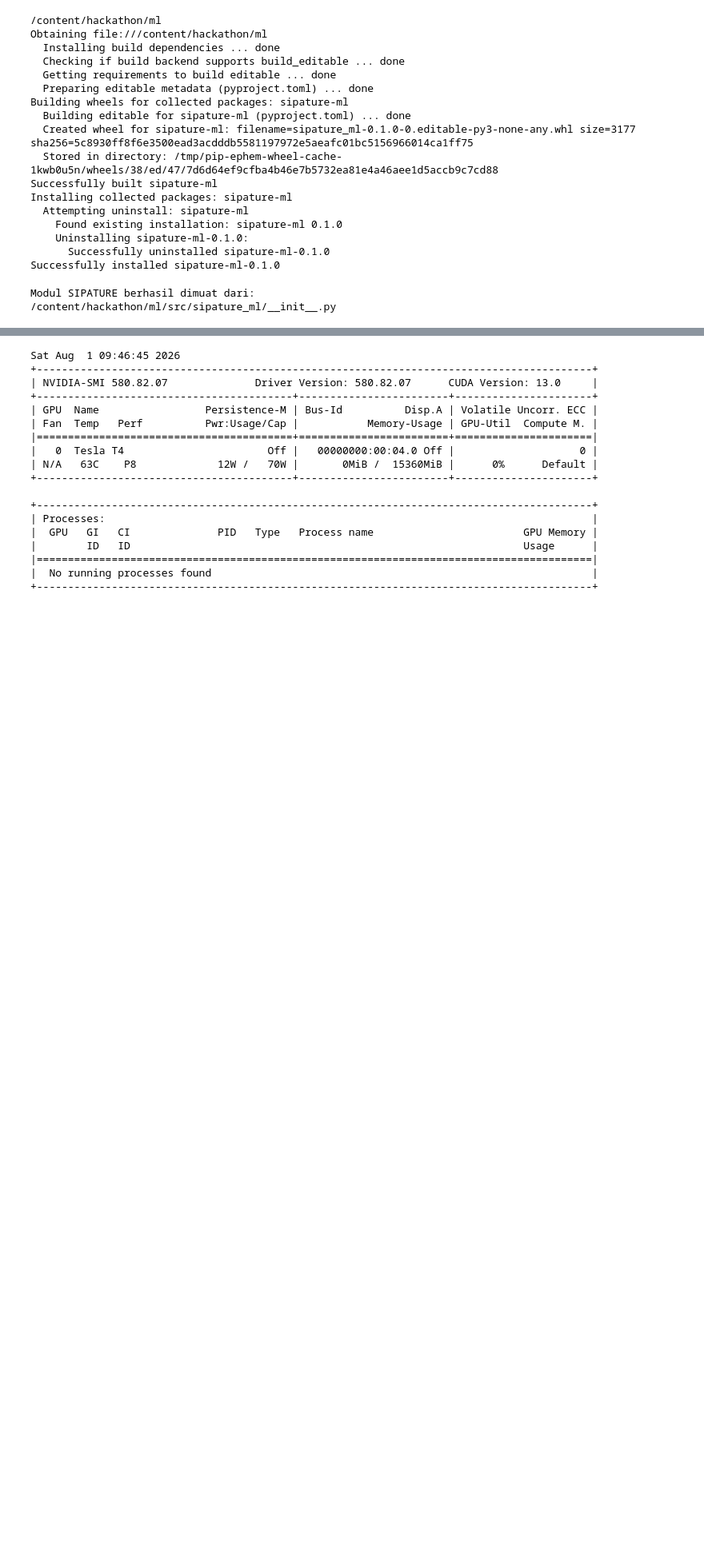
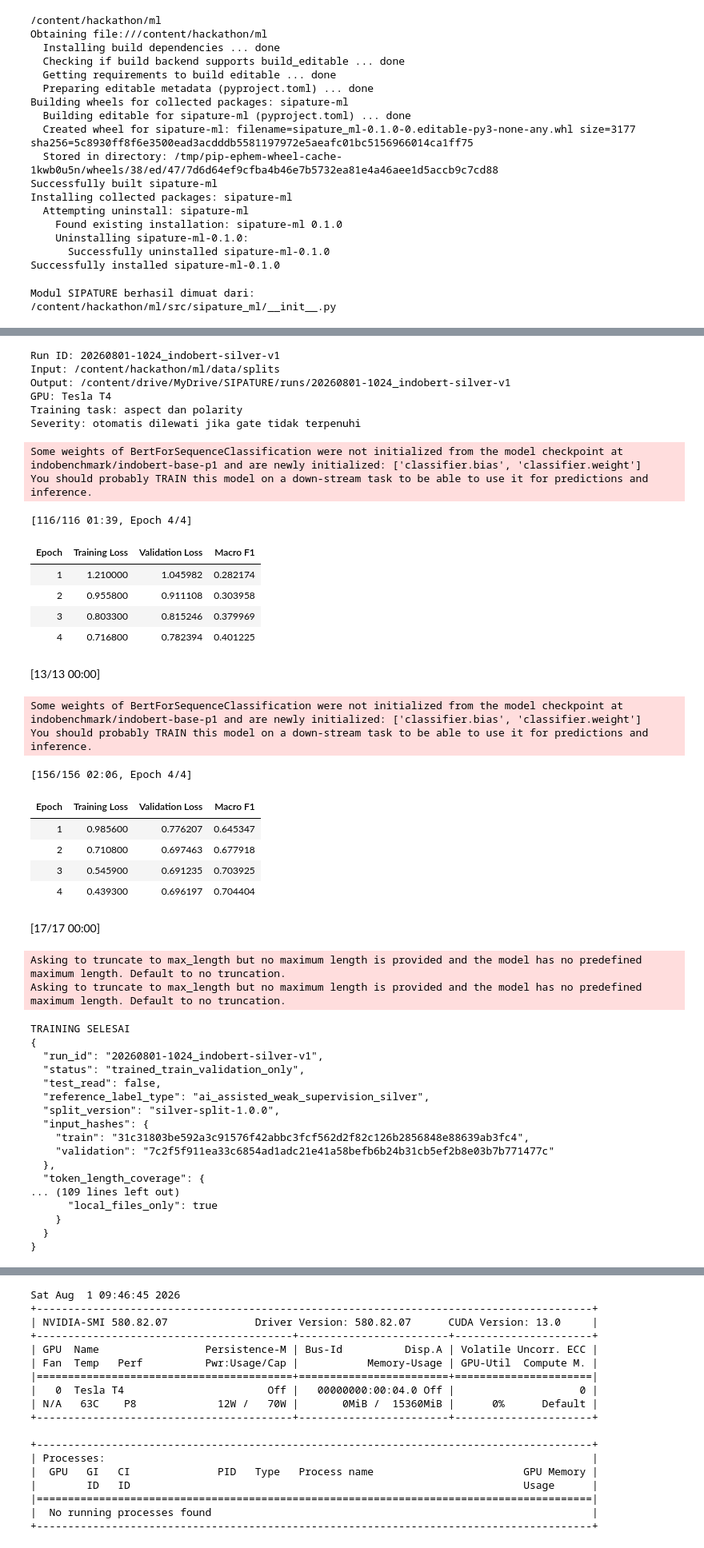
Before and after one commit to jodypangaribuan/hackathon, a Jupyter notebook: ml/notebooks/06_indobert_aspect_training.ipynb, the cells around one changed output, grey strips where cells are left out. Shown at 80% size. Cells and saved outputs as stored; diff of their text form; code cells hidden in the pictures; blank space fills up the shorter version.

```diff
--- a/ml/notebooks/06_indobert_aspect_training.ipynb
+++ b/ml/notebooks/06_indobert_aspect_training.ipynb
@@ -220,0 +658,79 @@ ImportError: cannot import name '_center' from 'numpy._core.umath' (/usr/local/l
+# %%
+import json
+import torch
+
+from datetime import datetime, timezone
+from pathlib import Path
+
+from sipature_ml.indobert import run_indobert_training
+
+RUN_ID = datetime.now(timezone.utc).strftime(
+    "%Y%m%d-%H%M_indobert-silver-v1"
+)
+
+split_dir = Path("/content/hackathon/ml/data/splits")
+artifact_dir = Path("/content/drive/MyDrive/SIPATURE")
+run_dir = artifact_dir / "runs" / RUN_ID
+
+print("Run ID:", RUN_ID)
+print("Input:", split_dir)
+print("Output:", run_dir)
+print("GPU:", torch.cuda.get_device_name(0))
+print("Training task: aspect dan polarity")
+print("Severity: otomatis dilewati jika gate tidak terpenuhi")
+
+assert torch.cuda.is_available(), "CUDA GPU tidak tersedia."
+assert not run_dir.exists(), f"Run ID sudah tersedia: {run_dir}"
+
+summary = run_indobert_training(
+    split_dir=split_dir,
+    artifact_dir=artifact_dir,
+    run_id=RUN_ID,
+)
+
+print("\nTRAINING SELESAI")
+print(json.dumps(summary, indent=2))
+# %% [output]
+Run ID: 20260801-1024_indobert-silver-v1
+Input: /content/hackathon/ml/data/splits
+Output: /content/drive/MyDrive/SIPATURE/runs/20260801-1024_indobert-silver-v1
+GPU: Tesla T4
+Training task: aspect dan polarity
+Severity: otomatis dilewati jika gate tidak terpenuhi
+Some weights of BertForSequenceClassification were not initialized from the model checkpoint at indobenchmark/indobert-base-p1 and are newly initialized: ['classifier.bias', 'classifier.weight']
+You should probably TRAIN this model on a down-stream task to be able to use it for predictions and inference.
+[116/116 01:39, Epoch 4/4]
+| Epoch | Training Loss | Validation Loss | Macro F1 |
+| 1 | 1.210000 | 1.045982 | 0.282174 |
+| 2 | 0.955800 | 0.911108 | 0.303958 |
+| 3 | 0.803300 | 0.815246 | 0.379969 |
+| 4 | 0.716800 | 0.782394 | 0.401225 |
+[13/13 00:00]
+Some weights of BertForSequenceClassification were not initialized from the model checkpoint at indobenchmark/indobert-base-p1 and are newly initialized: ['classifier.bias', 'classifier.weight']
+You should probably TRAIN this model on a down-stream task to be able to use it for predictions and inference.
+[156/156 02:06, Epoch 4/4]
+| Epoch | Training Loss | Validation Loss | Macro F1 |
+| 1 | 0.985600 | 0.776207 | 0.645347 |
+| 2 | 0.710800 | 0.697463 | 0.677918 |
+| 3 | 0.545900 | 0.691235 | 0.703925 |
+| 4 | 0.439300 | 0.696197 | 0.704404 |
+[17/17 00:00]
+Asking to truncate to max_length but no maximum length is provided and the model has no predefined maximum length. Default to no truncation.
+Asking to truncate to max_length but no maximum length is provided and the model has no predefined maximum length. Default to no truncation.
+TRAINING SELESAI
+{
+  "run_id": "20260801-1024_indobert-silver-v1",
+  "status": "trained_train_validation_only",
+  "test_read": false,
+  "reference_label_type": "ai_assisted_weak_supervision_silver",
+  "split_version": "silver-split-1.0.0",
+  "input_hashes": {
+    "train": "31c31803be592a3c91576f42abbc3fcf562d2f82c126b2856848e88639ab3fc4",
+    "validation": "7c2f5f911ea33c6854ad1adc21e41a58befb6b24b31cb5ef2b8e03b7b771477c"
+  },
+  "token_length_coverage": {
+... (109 lines left out)
+      "local_files_only": true
+    }
+  }
+}
```
Also changed, not shown: parts of 20 cells of this notebook.
